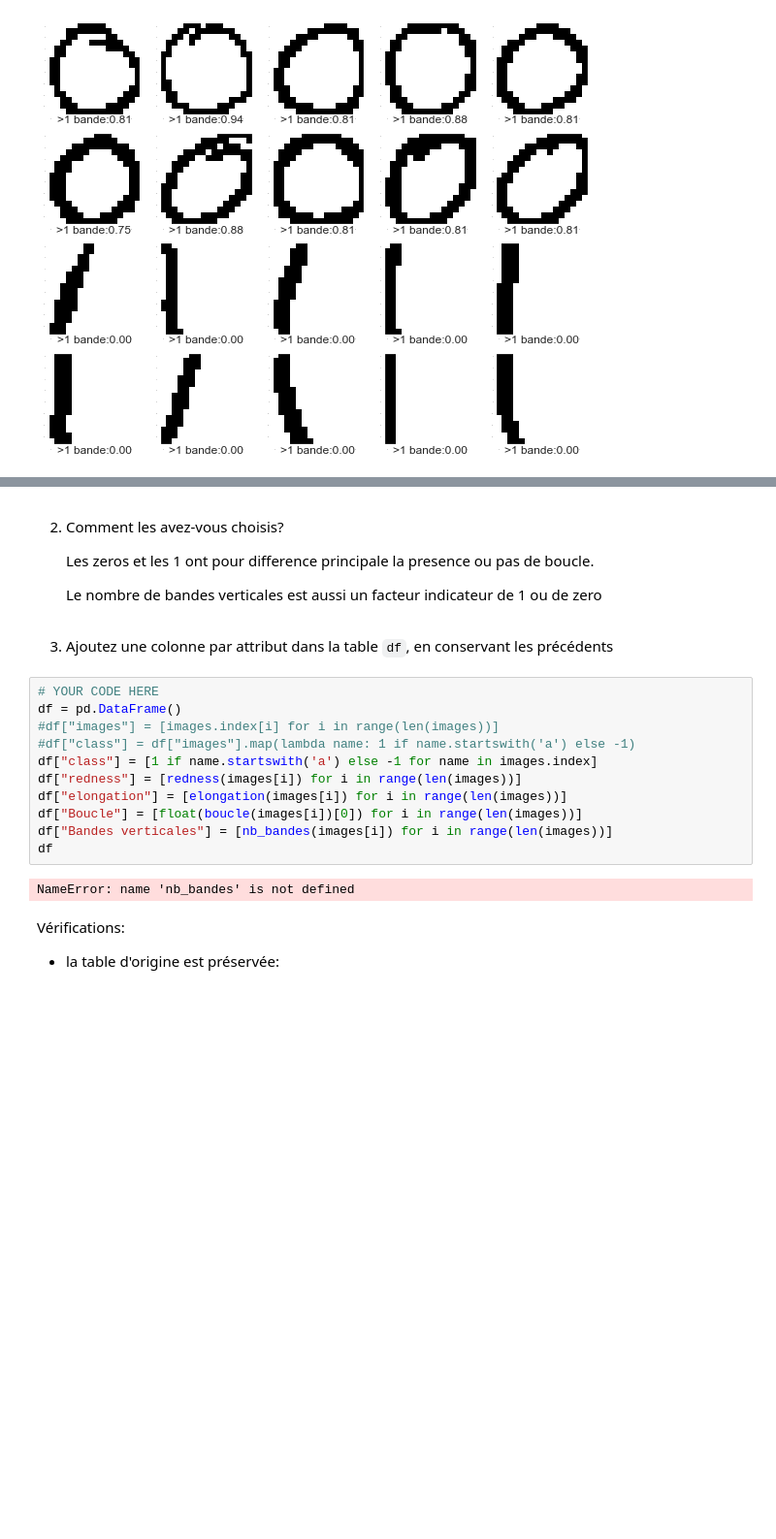
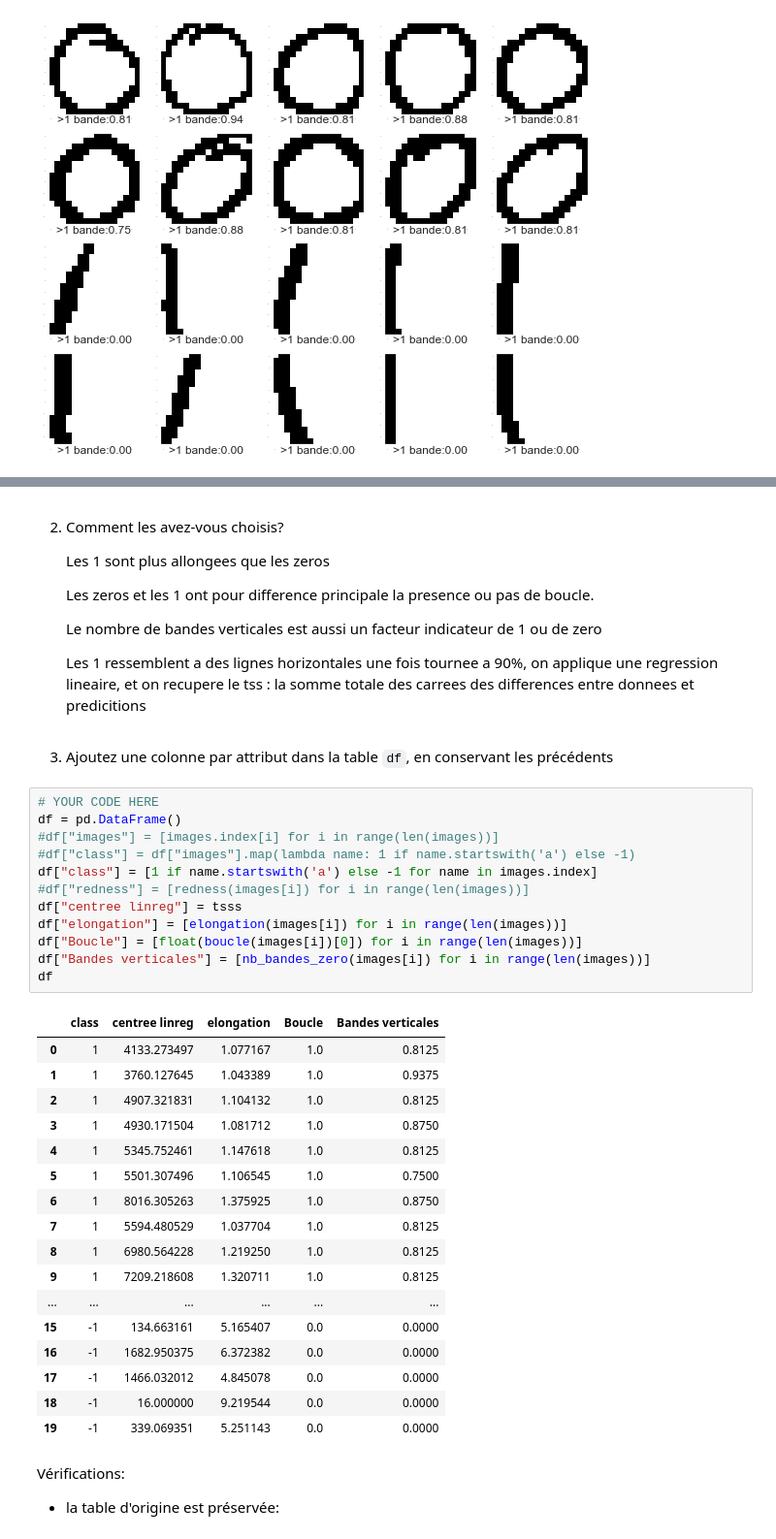
Before and after one commit to MK8BK/SDprojet_image_s2, a Jupyter notebook: 4_analyse_de_donnees.ipynb, the cells around one changed output, grey strips where cells are left out. Shown: that part at 97% size. Drawn from its saved outputs; the diff is of its cells as text; blank space fills up the shorter version.

```diff
--- a/4_analyse_de_donnees.ipynb
+++ b/4_analyse_de_donnees.ipynb
@@ -300,24 +296,45 @@ plt.scatter([images.index[i][:-4] for i in range(10,20)],fits[10:], color='red')
 # %% [markdown]
 2. Comment les avez-vous choisis?
+
+    Les 1 sont plus allongees que les zeros
 
     Les zeros et les 1 ont pour difference principale la presence ou pas de boucle.
 
     Le nombre de bandes verticales est aussi un facteur indicateur de 1 ou de zero
+
+    Les 1 ressemblent a des lignes horizontales une fois tournee a 90%, on applique une regression lineaire, et on recupere le tss : la somme totale des carrees des differences entre donnees et predicitions
 # %% [markdown]
 3. Ajoutez une colonne par attribut dans la table `df`, en conservant les précédents
 # %%
 # YOUR CODE HERE
 df = pd.DataFrame()
 #df["images"] = [images.index[i] for i in range(len(images))]
 #df["class"] = df["images"].map(lambda name: 1 if name.startswith('a') else -1)
 df["class"] = [1 if name.startswith('a') else -1 for name in images.index]
-df["redness"] = [redness(images[i]) for i in range(len(images))]
+#df["redness"] = [redness(images[i]) for i in range(len(images))]
+df["centree linreg"] = tsss
 df["elongation"] = [elongation(images[i]) for i in range(len(images))]
 df["Boucle"] = [float(boucle(images[i])[0]) for i in range(len(images))]
-df["Bandes verticales"] = [nb_bandes(images[i]) for i in range(len(images))]
+df["Bandes verticales"] = [nb_bandes_zero(images[i]) for i in range(len(images))]
 df
 # %% [output]
-NameError: name 'nb_bandes' is not defined
+|  | class | centree linreg | elongation | Boucle | Bandes verticales |
+| 0 | 1 | 4133.273497 | 1.077167 | 1.0 | 0.8125 |
+| 1 | 1 | 3760.127645 | 1.043389 | 1.0 | 0.9375 |
+| 2 | 1 | 4907.321831 | 1.104132 | 1.0 | 0.8125 |
+| 3 | 1 | 4930.171504 | 1.081712 | 1.0 | 0.8750 |
+| 4 | 1 | 5345.752461 | 1.147618 | 1.0 | 0.8125 |
+| 5 | 1 | 5501.307496 | 1.106545 | 1.0 | 0.7500 |
+| 6 | 1 | 8016.305263 | 1.375925 | 1.0 | 0.8750 |
+| 7 | 1 | 5594.480529 | 1.037704 | 1.0 | 0.8125 |
+| 8 | 1 | 6980.564228 | 1.219250 | 1.0 | 0.8125 |
+| 9 | 1 | 7209.218608 | 1.320711 | 1.0 | 0.8125 |
+| ... | ... | ... | ... | ... | ... |
+| 15 | -1 | 134.663161 | 5.165407 | 0.0 | 0.0000 |
+| 16 | -1 | 1682.950375 | 6.372382 | 0.0 | 0.0000 |
+| 17 | -1 | 1466.032012 | 4.845078 | 0.0 | 0.0000 |
+| 18 | -1 | 16.000000 | 9.219544 | 0.0 | 0.0000 |
+| 19 | -1 | 339.069351 | 5.251143 | 0.0 | 0.0000 |
 # %% [markdown]
 Vérifications:
 - la table d'origine est préservée:
```
Also changed, not shown: parts of 23 cells of this notebook.
